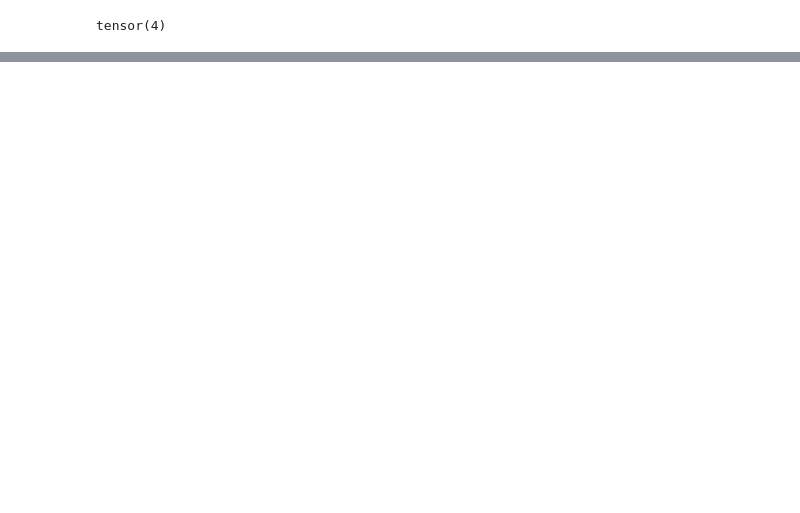
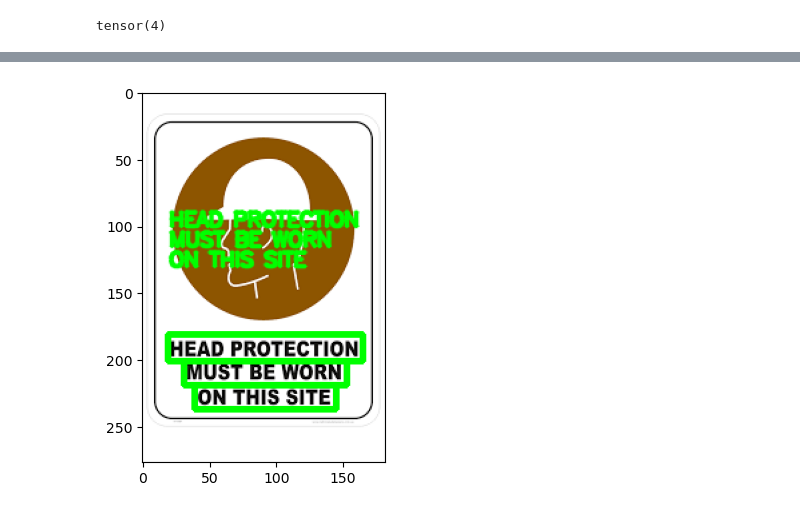
Before and after one commit to Detective-Ryuzak1/Machine-Learnig-examples, a Jupyter notebook: Pytorch/PyTorch.ipynb, the cells around one changed output, grey strips where cells are left out. Drawn from its saved outputs; the diff is of its cells as text; code cells hidden in the pictures; blank space fills up the shorter version.

```diff
--- a/Pytorch/PyTorch.ipynb
+++ b/Pytorch/PyTorch.ipynb
@@ -2129,0 +2553,36 @@ tensor(4)
+# %%
+# Define las coordenadas de la primera detección y el texto
+top_left = tuple(result[0][0][0])  # Coordenada superior izquierda de la caja delimitadora
+bottom_right = tuple(result[0][0][2])  # Coordenada inferior derecha de la caja delimitadora
+text = result[0][1]  # Texto detectado
+font = cv2.FONT_HERSHEY_SIMPLEX  # Fuente para el texto
+# %%
+# Lee la imagen con multiples lineas desde la ruta especificada.
+img = cv2.imread(IMAGE_PATH)
+
+# Define un espaciador vertical inicial para posicionar el texto en la imagen.
+spacer = 100
+
+# Itera sobre cada detección de texto en el resultado devuelto por el OCR.
+for detection in result:
+    # Obtiene las coordenadas de las esquinas superior izquierda y inferior derecha del área del texto detectado.
+    top_left = tuple(detection[0][0])
+    bottom_right = tuple(detection[0][2])
+
+    # Obtiene el texto reconocido en esa área.
+    text = detection[1]
+
+    # Dibuja un rectángulo verde alrededor del área delimitada por 'top_left' y 'bottom_right'.
+    img = cv2.rectangle(img, top_left, bottom_right, (0, 255, 0), 3)
+
+    # Superpone el texto reconocido en una posición fija en la imagen, con un desplazamiento vertical que aumenta con cada iteración.
+    img = cv2.putText(img, text, (20, spacer), font, 0.5, (0, 255, 0), 2, cv2.LINE_AA)
+
+    # Incrementa el espaciador para el siguiente texto, de modo que no se superpongan.
+    spacer += 15
+
+# Muestra la imagen modificada con los rectángulos y el texto usando Matplotlib.
+plt.imshow(img)
+plt.show()
+# %% [output]
+[figure, added]
```
Also changed, not shown: parts of 21 cells of this notebook, 12 other files.
